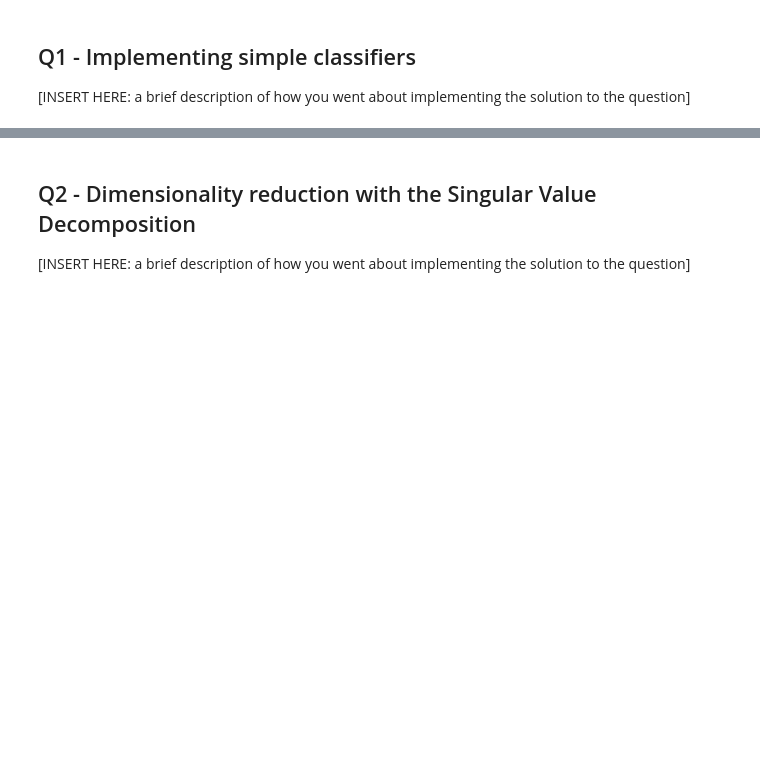
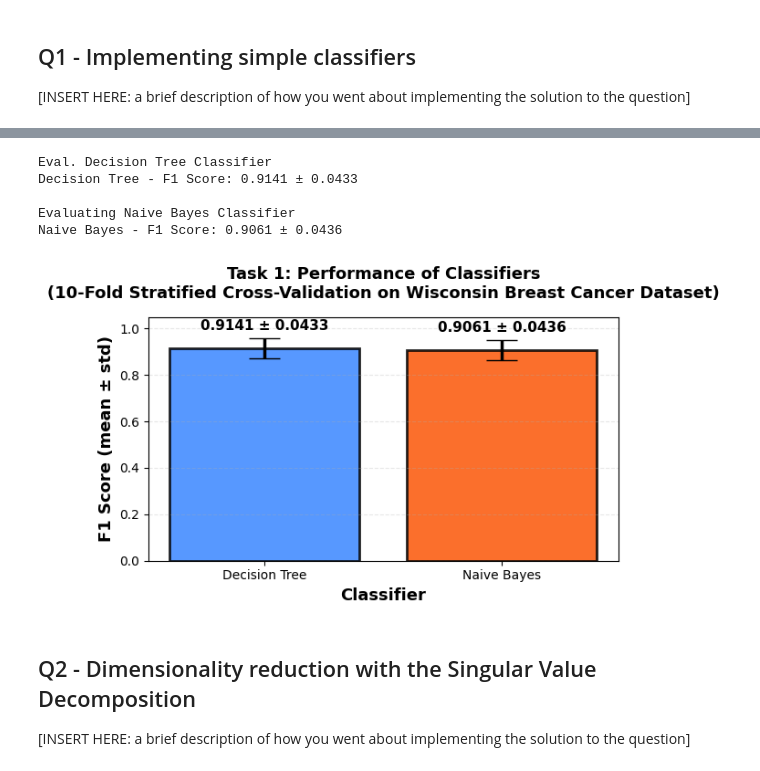
Before and after one commit to Vishvaditya/CS235_Data_Mining_Project, a Jupyter notebook: Course_Project.ipynb, the cells around one changed output, grey strips where cells are left out. Cells and saved outputs as stored; diff of their text form; code cells hidden in the pictures; blank space fills up the shorter version.

```diff
--- a/Course_Project.ipynb
+++ b/Course_Project.ipynb
@@ -109,3 +367,56 @@ you went about implementing the solution to the question]
+# %%
+# >> evaluate both classifiers
+dt_classifier = DecisionTreeClassifier(max_depth=10, min_samples_split=5)
+nb_classifier = NaiveBayesClassifier()
+
+print("Eval. Decision Tree Classifier")
+dt_mean, dt_std = evaluate_classifier(dt_classifier, X_data, y_encoded)
+print(f"Decision Tree - F1 Score: {dt_mean:.4f} ± {dt_std:.4f}")
+
+print("\nEvaluating Naive Bayes Classifier")
+nb_mean, nb_std = evaluate_classifier(nb_classifier, X_data, y_encoded)
+print(f"Naive Bayes - F1 Score: {nb_mean:.4f} ± {nb_std:.4f}")
+# %% [output]
+Eval. Decision Tree Classifier
+Decision Tree - F1 Score: 0.9141 ± 0.0433
+
+Evaluating Naive Bayes Classifier
+Naive Bayes - F1 Score: 0.9061 ± 0.0436
+# %%
+# [YOUR PLOTTING CODE HERE]
+
+### Plot results as bar chart with error bars showing std dev
+classifiers = ['Decision Tree', 'Naive Bayes']
+means = [dt_mean, nb_mean]
+stds = [dt_std, nb_std]
+
+fig, ax = plt.subplots(figsize=(6, 4))
+
+## created bars
+bars = ax.bar(classifiers, means, yerr=stds, capsize=12,
+               color=['#3A86FF', '#FB5607'], alpha=0.85,
+               edgecolor='black', linewidth=2, error_kw={'linewidth': 2.5, 'ecolor': 'black'})
+
+### format the plot
+ax.set_ylabel('F1 Score (mean ± std)', fontsize=13, fontweight='bold')
+ax.set_xlabel('Classifier', fontsize=13, fontweight='bold')
+ax.set_title('Task 1: Performance of Classifiers\n' +
+             '(10-Fold Stratified Cross-Validation on Wisconsin Breast Cancer Dataset)',
+             fontsize=13, fontweight='bold', pad=15)
+ax.set_ylim([0, 1.05])
+ax.grid(axis='y', alpha=0.3, linestyle='--', linewidth=0.8)
+
+# >> add value labels on top of bars showing mean±std
+for bar, mean, std in zip(bars, means, stds):
+    height = bar.get_height()
+    ax.text(bar.get_x() + bar.get_width()/2., height + std + 0.025,
+            f'{mean:.4f} ± {std:.4f}',
+            ha='center', va='bottom', fontsize=11, fontweight='bold')
+
+plt.tight_layout()
+plt.show()
+# %% [output]
+[figure, added]
 # %% [markdown]
 ## Q2 - Dimensionality reduction with the Singular Value Decomposition
 
```
Also changed, not shown: parts of 16 cells of this notebook.
